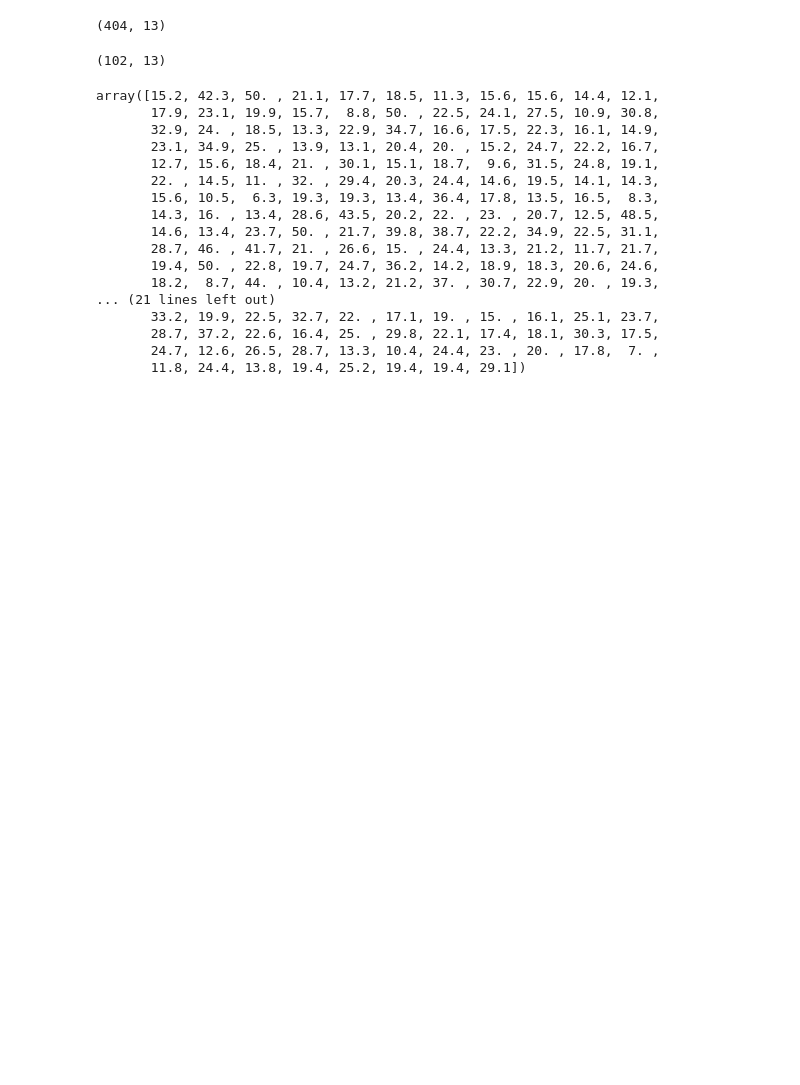
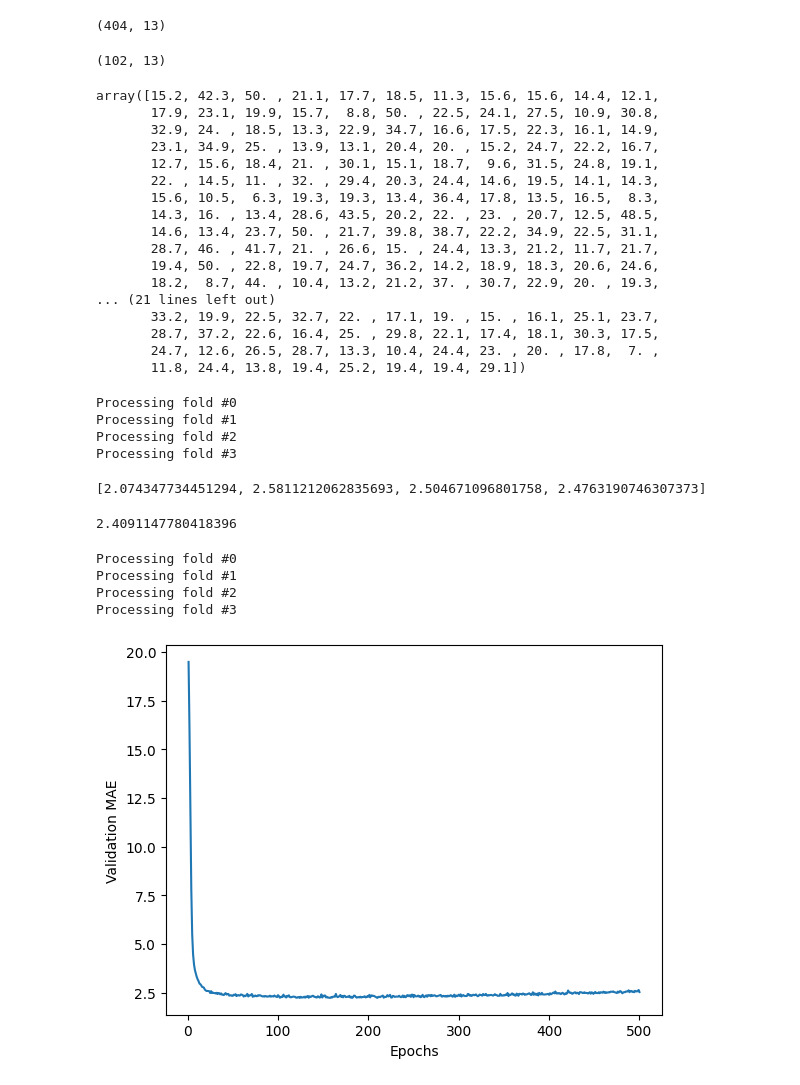
Before and after one commit to dcdlima/DL-with-python, a Jupyter notebook: DL_with_Python.ipynb, the cells around one changed output. Drawn from its saved outputs; the diff is of its cells as text; code cells hidden in the pictures; blank space fills up the shorter version.

```diff
--- a/DL_with_Python.ipynb
+++ b/DL_with_Python.ipynb
@@ -746,0 +746,63 @@ def build_model():
+# %%
+### K-fold validation
+
+k = 4 ### número de folds
+num_val_samples = len(train_data) // k
+num_epochs = 100
+all_scores = []
+for i in range (k):
+  print(f"Processing fold #{i}")
+  val_data = train_data[i * num_val_samples: (i + 1) * num_val_samples]
+  val_targets = train_targets[i * num_val_samples: (i + 1) * num_val_samples]
+  partial_train_data = np.concatenate([train_data[:i * num_val_samples], train_data[(i + 1) * num_val_samples:]], axis=0)
+  partial_train_targets = np.concatenate([train_targets[:i * num_val_samples], train_targets[(i + 1) * num_val_samples:]], axis=0)
+  model = build_model()
+  model.fit(partial_train_data, partial_train_targets, epochs=num_epochs, batch_size=16, verbose=0)
+  val_mse, val_mae = model.evaluate(val_data, val_targets, verbose=0)
+  all_scores.append(val_mae)
+# %% [output]
+Processing fold #0
+Processing fold #1
+Processing fold #2
+Processing fold #3
+# %%
+all_scores
+# %% [output]
+[2.074347734451294, 2.5811212062835693, 2.504671096801758, 2.4763190746307373]
+# %%
+np.mean(all_scores)
+# %% [output]
+2.4091147780418396
+# %%
+### Salvando os logs de validação para cada fold
+
+num_epochs = 500
+all_mae_histories = []
+for i in range(k):
+  print(f"Processing fold #{i}")
+  val_data = train_data[i * num_val_samples: (i + 1) * num_val_samples]
+  val_targets = train_targets[i * num_val_samples: (i + 1) * num_val_samples]
+  partial_train_data = np.concatenate([train_data[:i * num_val_samples], train_data[(i + 1) * num_val_samples:]], axis=0)
+  partial_train_targets = np.concatenate([train_targets[:i * num_val_samples], train_targets[(i + 1) * num_val_samples:]], axis=0)
+  model = build_model()
+  history = model.fit(partial_train_data, partial_train_targets, validation_data=(val_data, val_targets), epochs=num_epochs, batch_size=16, verbose=0)
+  mae_history = history.history["val_mae"]
+  all_mae_histories.append(mae_history)
+# %% [output]
+Processing fold #0
+Processing fold #1
+Processing fold #2
+Processing fold #3
+# %%
+### construindo o histórico de médias sucessivas dos scores de validação k-fold
+
+average_mae_history = [np.mean([x[i] for x in all_mae_histories]) for i in range(num_epochs)]
+# %%
+### ploting validation scores
+
+plt.plot(range(1, len(average_mae_history) + 1), average_mae_history)
+plt.xlabel("Epochs")
+plt.ylabel("Validation MAE")
+plt.show()
+# %% [output]
+[figure, added]
```
Also changed, not shown: parts of 29 cells of this notebook.
